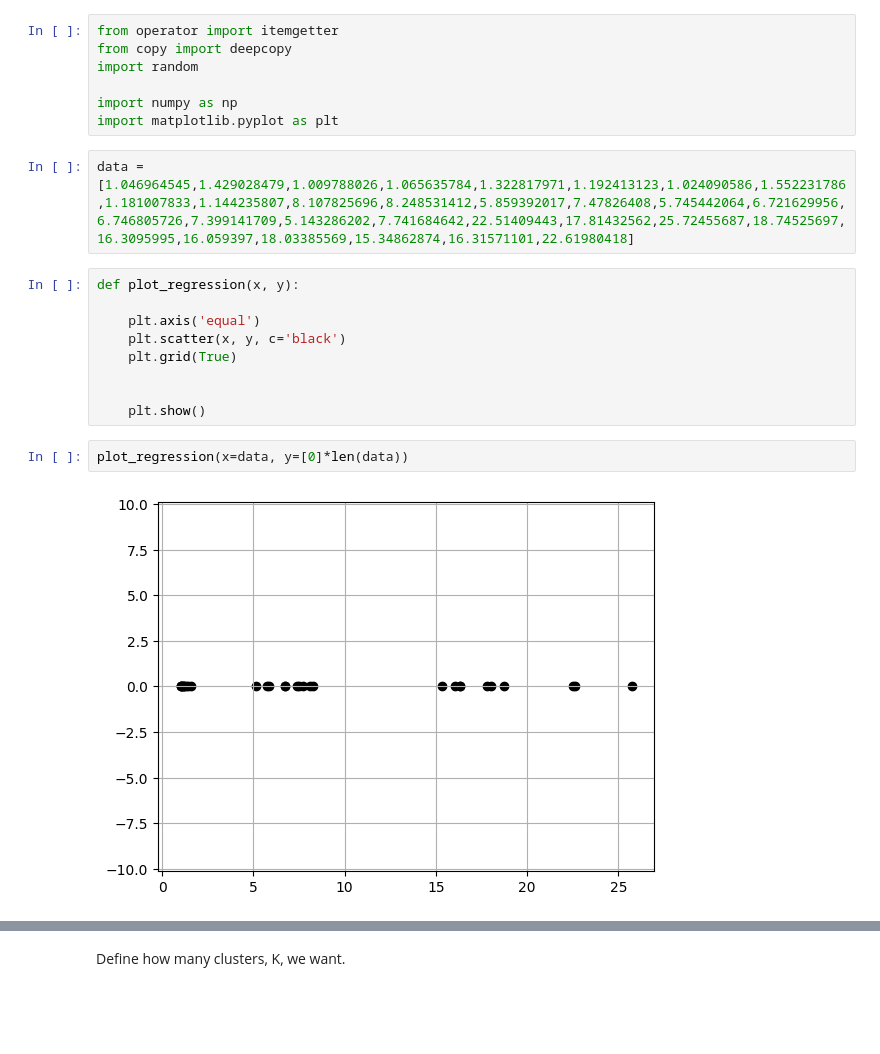
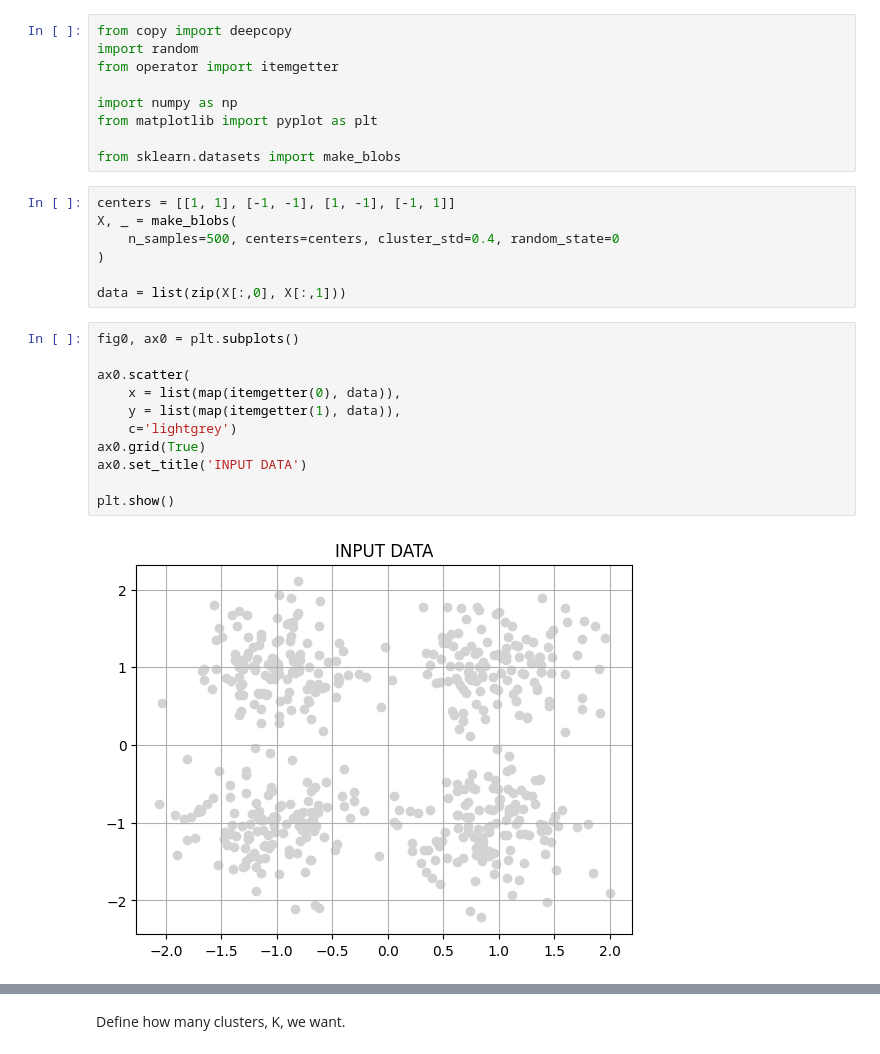
Before and after one commit to AndresDFlores/clustering_algorithms, a Jupyter notebook: k_means_clustering.ipynb, the cells around one changed output, grey strips where cells are left out. Drawn from its saved outputs; the diff is of its cells as text; blank space fills up the shorter version.

Commit message:
updated kmeans algorithm to be used on 2-dimensional data

```diff
--- a/k_means_clustering.ipynb
+++ b/k_means_clustering.ipynb
@@ -3,22 +7,29 @@ K means clustering is an unsupervised machine learning algorithm that groups dat
 # %%
-from operator import itemgetter
 from copy import deepcopy
 import random
+from operator import itemgetter
 
 import numpy as np
-import matplotlib.pyplot as plt
+from matplotlib import pyplot as plt
+
+from sklearn.datasets import make_blobs
 # %%
-data = [1.046964545,1.429028479,1.009788026,1.065635784,1.322817971,1.192413123,1.024090586,1.552231786,1.181007833,1.144235807,8.107825696,8.248531412,5.859392017,7.47826408,5.745442064,6.721629956,6.746805726,7.399141709,5.143286202,7.741684642,22.51409443,17.81432562,25.72455687,18.74525697,16.3095995,16.059397,18.03385569,15.34862874,16.31571101,22.61980418]
+centers = [[1, 1], [-1, -1], [1, -1], [-1, 1]]
+X, _ = make_blobs(
+    n_samples=500, centers=centers, cluster_std=0.4, random_state=0
+)
+
+data = list(zip(X[:,0], X[:,1]))
-# %%
-def plot_regression(x, y):
-
-    plt.axis('equal')
-    plt.scatter(x, y, c='black')
-    plt.grid(True)
-
-
-    plt.show()
 # %%
-plot_regression(x=data, y=[0]*len(data))
+fig0, ax0 = plt.subplots()
+
+ax0.scatter(
+    x = list(map(itemgetter(0), data)),
+    y = list(map(itemgetter(1), data)),
+    c='lightgrey')
+ax0.grid(True)
+ax0.set_title('INPUT DATA')
+
+plt.show()
 # %% [output]
-[figure, old version]
+[figure, new version]
```
Also changed, not shown: parts of 30 cells of this notebook, 1 other file.
